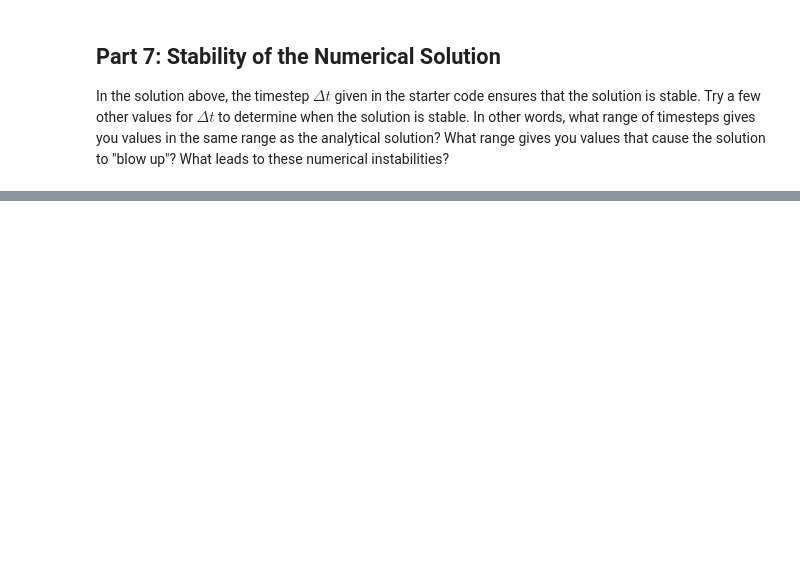
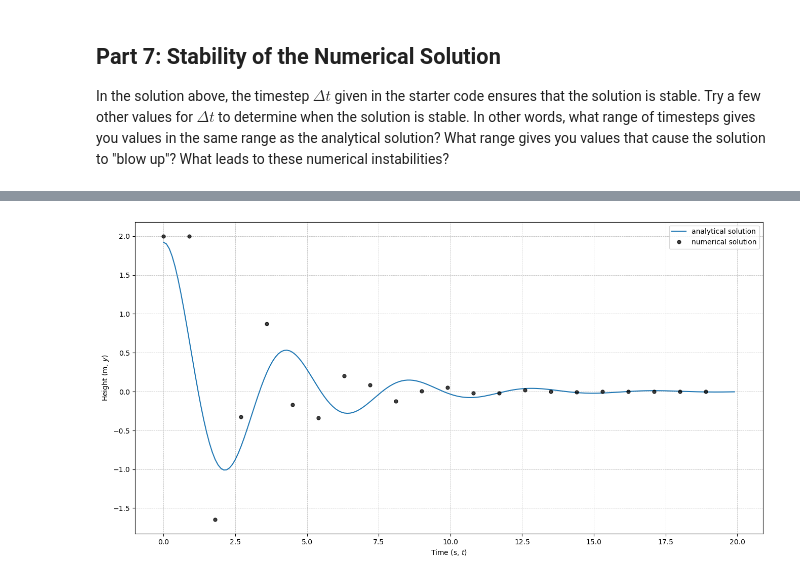
Before and after one commit to tparker1/cs185c_fall2024, a Jupyter notebook: Homework/Homework_5/HW5 Ups and Downs of Discretization.ipynb, the cells around one changed output, grey strips where cells are left out. Drawn from its saved outputs; the diff is of its cells as text; code cells hidden in the pictures; blank space fills up the shorter version.

```diff
--- a/Homework/Homework_5/HW5 Ups and Downs of Discretization.ipynb
+++ b/Homework/Homework_5/HW5 Ups and Downs of Discretization.ipynb
@@ -218,0 +228,34 @@ In the solution above, the timestep $\Delta t$ given in the starter code ensures
+# %%
+# make a time array for the iteration
+delta_t = 0.9
+n_timesteps = int(20/delta_t)
+
+# make an empty array to store the solution
+x_solution = np.zeros((n_timesteps,))
+
+# start the solution with the initial position
+x_solution[0] = x_0
+x_solution[1] = x_0 + v_0*delta_t
+
+# loop through the total number of timesteps
+for i in range(1, n_timesteps-1):
+    x_next  = (2-(mu*delta_t/m) - ((k*delta_t**2)/m))*x_solution[i] + ((mu*delta_t/m) - 1)*x_solution[i-1]
+
+    x_solution[i+1] = x_next
+
+
+
+fig = plt.figure(figsize=(16,8))
+plt.plot(t, x, label='analytical solution')
+
+t_solution = np.arange(0, n_timesteps*delta_t, delta_t)
+plt.plot(t_solution, x_solution, 'k.', alpha = 0.75,
+         markersize=10, label='numerical solution')
+
+plt.legend()
+plt.ylabel('Height (m, $y$)')
+plt.xlabel('Time (s, $t$)')
+plt.grid(linestyle='--',linewidth=0.5)
+plt.show()
+# %% [output]
+[figure, added]
```
Also changed, not shown: parts of 15 cells of this notebook.
